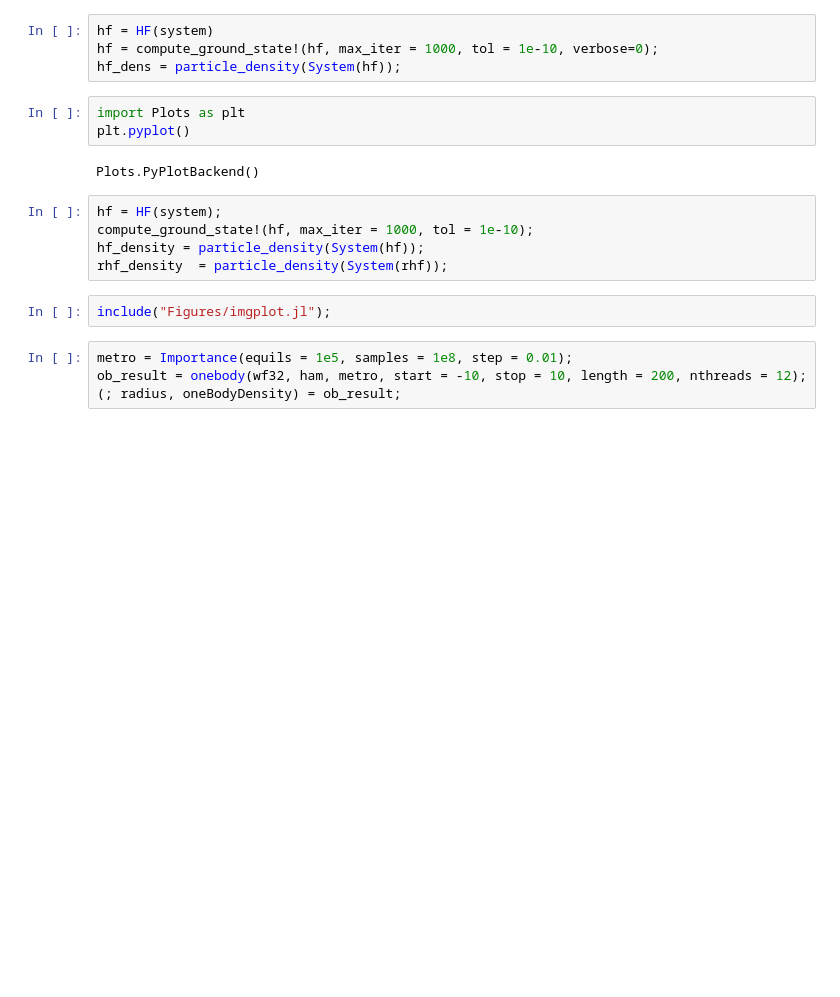
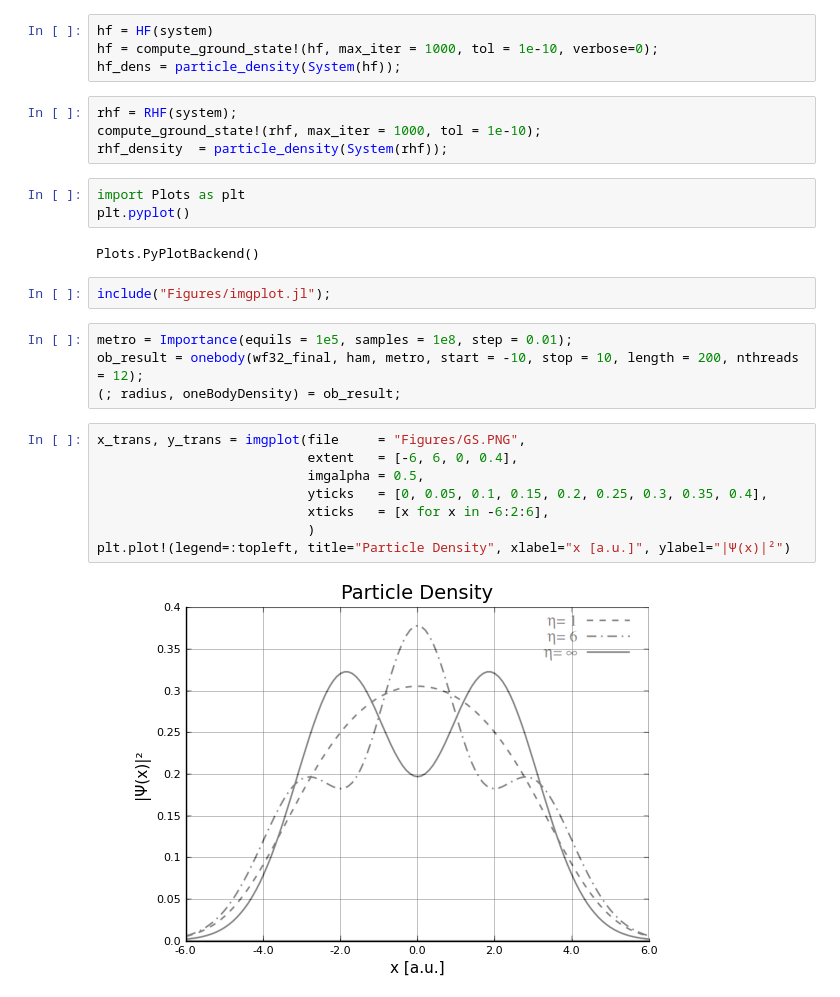
Before and after one commit to KarlHenrik/ComputationalPhysicsMaster, a Jupyter notebook: Code/OrbitalNeuralMethods/Results/GS_Energy/VMC_Energy/N2_Energy.ipynb, the cells around one changed output. Saved outputs shown, nothing was run; the diff lists cells and outputs as text; blank space fills up the shorter version.

Commit message:
more results

```diff
--- a/Code/OrbitalNeuralMethods/Results/GS_Energy/VMC_Energy/N2_Energy.ipynb
+++ b/Code/OrbitalNeuralMethods/Results/GS_Energy/VMC_Energy/N2_Energy.ipynb
@@ -129,22 +163,31 @@ round((0.82488 - 0.8247) / 0.8247, digits=4)
 hf = HF(system)
 hf = compute_ground_state!(hf, max_iter = 1000, tol = 1e-10, verbose=0);
 hf_dens = particle_density(System(hf));
+# %%
+rhf = RHF(system);
+compute_ground_state!(rhf, max_iter = 1000, tol = 1e-10);
+rhf_density  = particle_density(System(rhf));
 # %%
 import Plots as plt
 plt.pyplot()
 # %% [output]
 Plots.PyPlotBackend()
-# %%
-hf = HF(system);
-compute_ground_state!(hf, max_iter = 1000, tol = 1e-10);
-hf_density = particle_density(System(hf));
-rhf_density  = particle_density(System(rhf));
 # %%
 include("Figures/imgplot.jl");
 # %%
 metro = Importance(equils = 1e5, samples = 1e8, step = 0.01);
-ob_result = onebody(wf32, ham, metro, start = -10, stop = 10, length = 200, nthreads = 12);
+ob_result = onebody(wf32_final, ham, metro, start = -10, stop = 10, length = 200, nthreads = 12);
 (; radius, oneBodyDensity) = ob_result;
+# %%
+x_trans, y_trans = imgplot(file     = "Figures/GS.PNG",
+                           extent   = [-6, 6, 0, 0.4],
+                           imgalpha = 0.5,
+                           yticks   = [0, 0.05, 0.1, 0.15, 0.2, 0.25, 0.3, 0.35, 0.4],
+                           xticks   = [x for x in -6:2:6],
+                           )
+plt.plot!(legend=:topleft, title="Particle Density", xlabel="x [a.u.]", ylabel="|Ψ(x)|²")
+# %% [output]
+[figure, added]
 # %%
 x_trans, y_trans = imgplot(file     = "Figures/GS.PNG",
                            extent   = [-6, 6, 0, 0.4],
```
Also changed, not shown: parts of 18 cells of this notebook, 30 other files.
